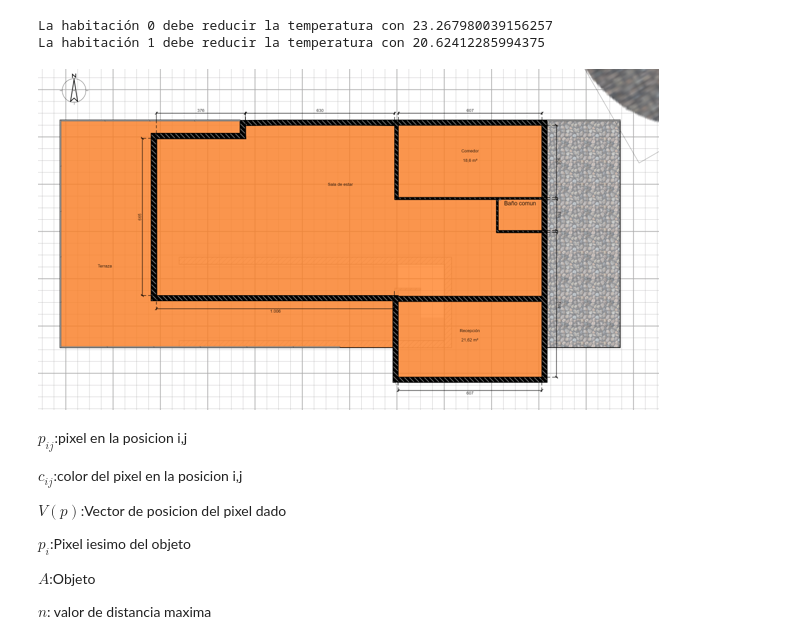
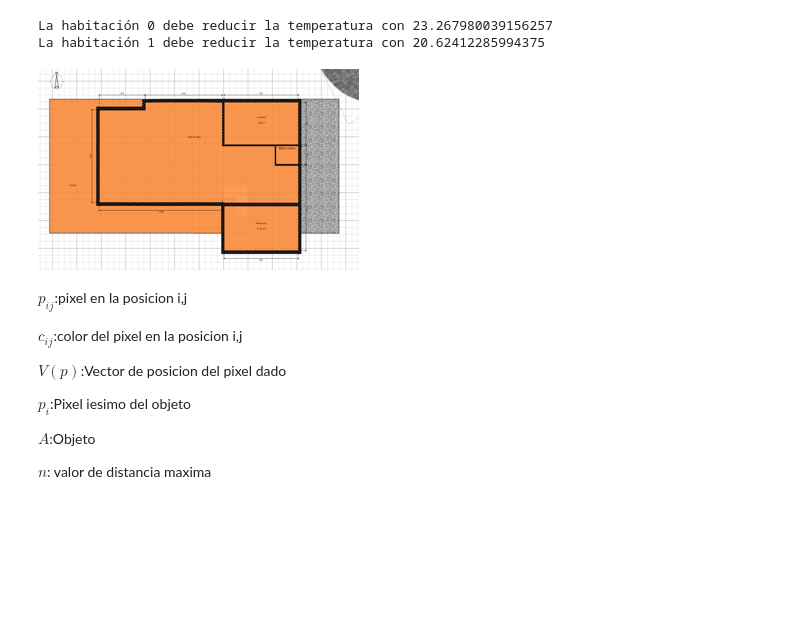
Before and after one commit to Michael-Jimenez-C/CieCom2, a Jupyter notebook: proyecto_CII.ipynb, the cells around one changed output. Drawn from its saved outputs; the diff is of its cells as text; code cells hidden in the pictures; blank space fills up the shorter version.

```diff
--- a/proyecto_CII.ipynb
+++ b/proyecto_CII.ipynb
@@ -133,10 +133,11 @@ La habitación 1 debe reducir la temperatura con 20.62412285994375
 from PIL import *
 # %%
 img=Image.open('cosa.PNG')
-img=img.resize((621,341))
+#img=img.resize((621,341))
+img=img.resize((321,201))
 img
 # %% [output]
-[figure, old version]
+[figure, new version]
 # %% [markdown]
 $p_{ij}$:pixel en la posicion i,j
 
```
Also changed, not shown: parts of 5 cells of this notebook.
